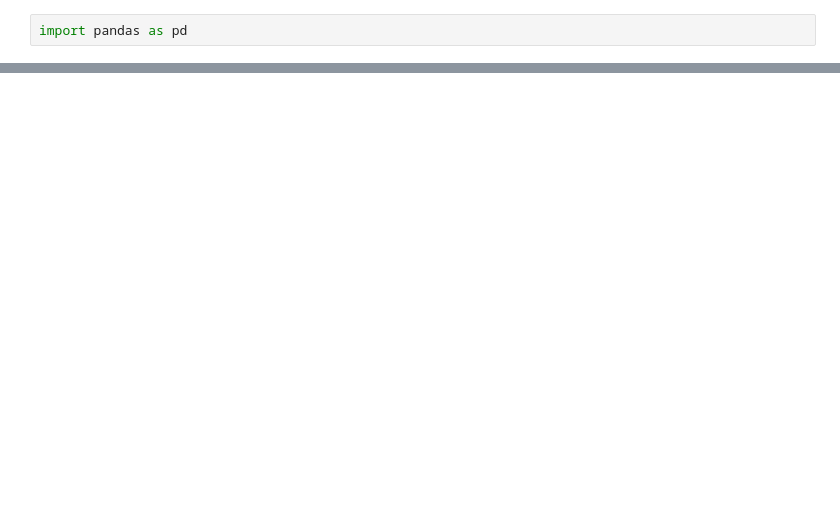
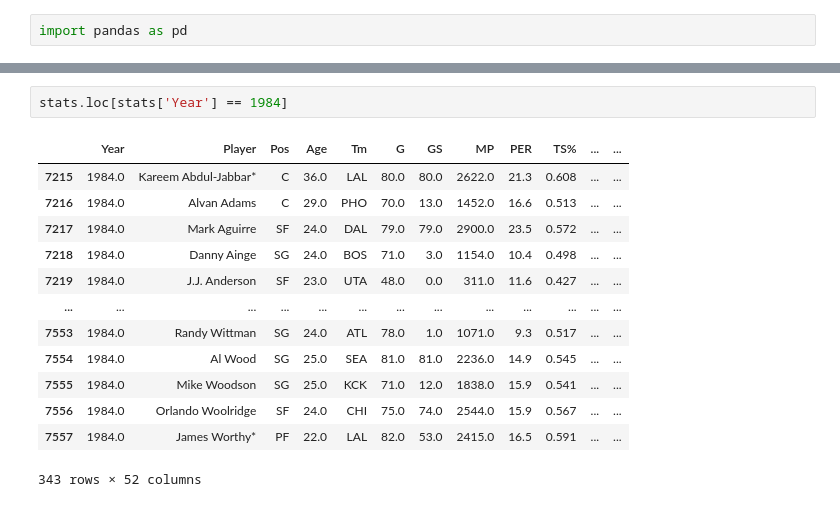
Before and after one commit to haydenj8/NBA_Project3, a Jupyter notebook: Project_Notebook_1.ipynb, the cells around one changed output, grey strips where cells are left out. Cells and saved outputs as stored; diff of their text form; blank space fills up the shorter version.

```diff
--- a/Project_Notebook_1.ipynb
+++ b/Project_Notebook_1.ipynb
@@ -18,0 +115,16 @@ pd.read_csv('Data/Players.csv')
+# %%
+stats.loc[stats['Year'] == 1984]
+# %% [output]
+|  | Year | Player | Pos | Age | Tm | G | GS | MP | PER | TS% | ... | ... |
+| 7215 | 1984.0 | Kareem Abdul-Jabbar* | C | 36.0 | LAL | 80.0 | 80.0 | 2622.0 | 21.3 | 0.608 | ... | ... |
+| 7216 | 1984.0 | Alvan Adams | C | 29.0 | PHO | 70.0 | 13.0 | 1452.0 | 16.6 | 0.513 | ... | ... |
+| 7217 | 1984.0 | Mark Aguirre | SF | 24.0 | DAL | 79.0 | 79.0 | 2900.0 | 23.5 | 0.572 | ... | ... |
+| 7218 | 1984.0 | Danny Ainge | SG | 24.0 | BOS | 71.0 | 3.0 | 1154.0 | 10.4 | 0.498 | ... | ... |
+| 7219 | 1984.0 | J.J. Anderson | SF | 23.0 | UTA | 48.0 | 0.0 | 311.0 | 11.6 | 0.427 | ... | ... |
+| ... | ... | ... | ... | ... | ... | ... | ... | ... | ... | ... | ... | ... |
+| 7553 | 1984.0 | Randy Wittman | SG | 24.0 | ATL | 78.0 | 1.0 | 1071.0 | 9.3 | 0.517 | ... | ... |
+| 7554 | 1984.0 | Al Wood | SG | 25.0 | SEA | 81.0 | 81.0 | 2236.0 | 14.9 | 0.545 | ... | ... |
+| 7555 | 1984.0 | Mike Woodson | SG | 25.0 | KCK | 71.0 | 12.0 | 1838.0 | 15.9 | 0.541 | ... | ... |
+| 7556 | 1984.0 | Orlando Woolridge | SF | 24.0 | CHI | 75.0 | 74.0 | 2544.0 | 15.9 | 0.567 | ... | ... |
+| 7557 | 1984.0 | James Worthy* | PF | 22.0 | LAL | 82.0 | 53.0 | 2415.0 | 16.5 | 0.591 | ... | ... |
+343 rows × 52 columns
```
Also changed, not shown: parts of 9 cells of this notebook.
